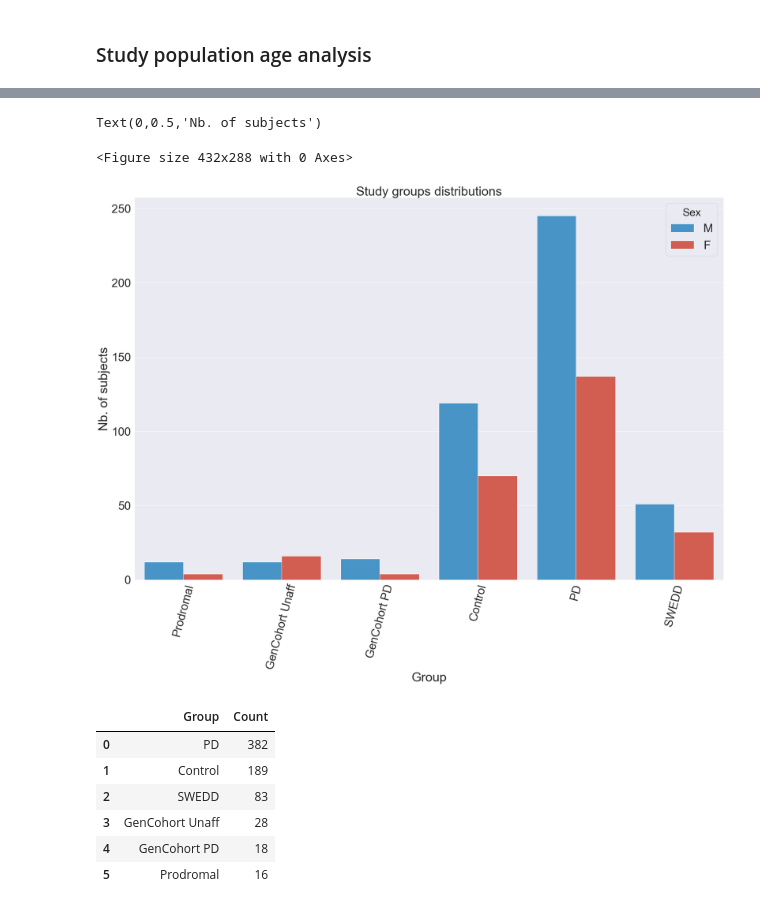
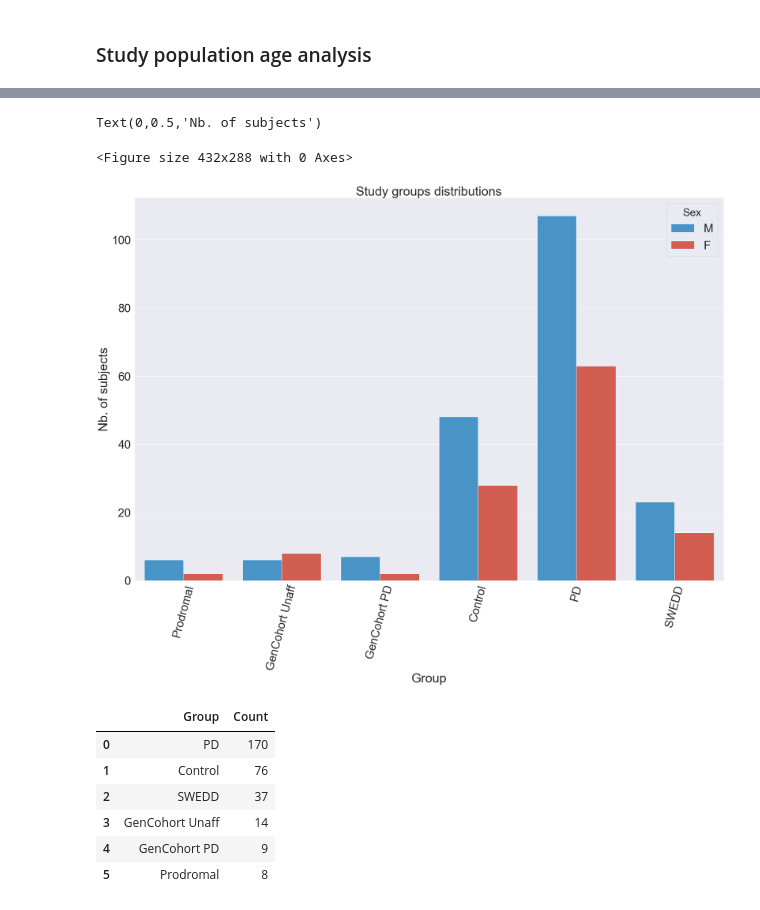
Before and after one commit to banctilrobitaille/PPMI-data-exploration, a Jupyter notebook: PPMI Data Exploration.ipynb, the cells around one changed output, grey strips where cells are left out. Saved outputs shown, nothing was run; the diff lists cells and outputs as text; code cells hidden in the pictures.

```diff
--- a/PPMI Data Exploration.ipynb
+++ b/PPMI Data Exploration.ipynb
@@ -65,27 +62,27 @@ g.map(sb.distplot, '')
 # %%
 plt.figure()
 sb.set(font_scale=3)
 Xfig, ax = plt.subplots(figsize=(30,20))
 ax.set_title("Study groups distributions")
-count_plot = sb.countplot(x="Group", data=charac, hue="Sex",palette={'M': "#3498db", 'F': "#e74c3c"},ax=ax)
+count_plot = sb.countplot(x="Group", data=image_collection_charac_df, hue="Sex",palette={'M': "#3498db", 'F': "#e74c3c"},ax=ax)
 
 for label in count_plot.get_xticklabels():
     label.set_rotation(75)
 
 count_plot.set_ylabel("Nb. of subjects")
 # %% [output]
 Text(0,0.5,'Nb. of subjects')
 <Figure size 432x288 with 0 Axes>
-[figure, old version]
+[figure, new version]
 # %%
-dataFrame = pd.DataFrame(charac['Group'].value_counts()).reset_index()
+dataFrame = pd.DataFrame(image_collection_charac_df['Group'].value_counts()).reset_index()
 dataFrame.columns = ['Group', 'Count']
 dataFrame
 # %% [output]
 |  | Group | Count |
-| 0 | PD | 382 |
-| 1 | Control | 189 |
-| 2 | SWEDD | 83 |
-| 3 | GenCohort Unaff | 28 |
-| 4 | GenCohort PD | 18 |
-| 5 | Prodromal | 16 |
+| 0 | PD | 170 |
+| 1 | Control | 76 |
+| 2 | SWEDD | 37 |
+| 3 | GenCohort Unaff | 14 |
+| 4 | GenCohort PD | 9 |
+| 5 | Prodromal | 8 |
```
Also changed, not shown: parts of 4 cells of this notebook.
